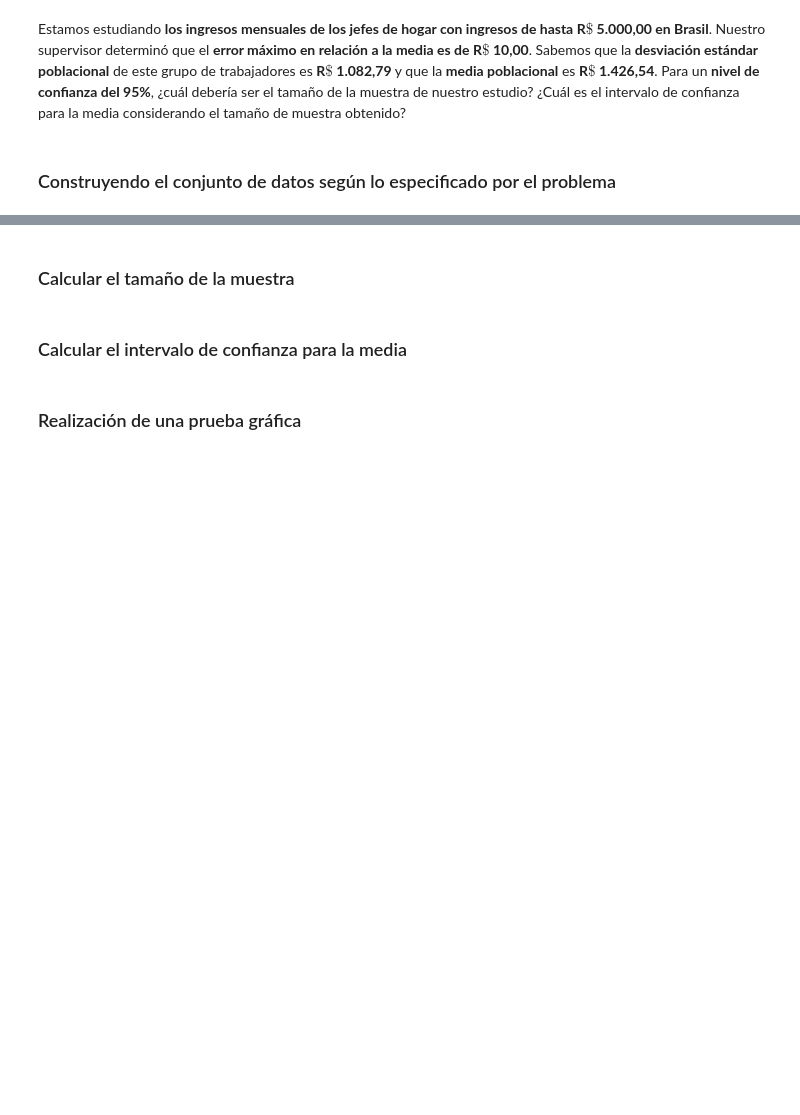
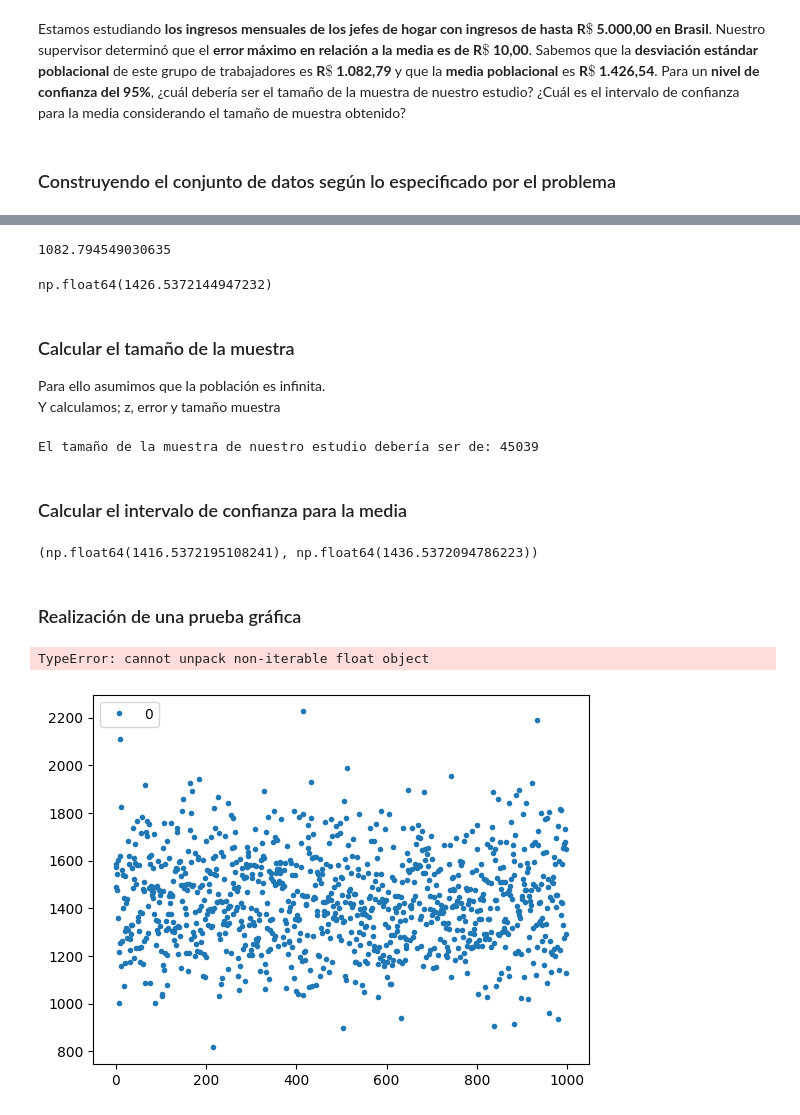
Before and after one commit to Maucho6340/1764-estadistica-con-python-probabilidad-y-muestreo, a Jupyter notebook: Curso_de_Etadística_Parte_2.ipynb, the cells around one changed output, grey strips where cells are left out. Cells and saved outputs as stored; diff of their text form; code cells hidden in the pictures; blank space fills up the shorter version.

```diff
--- a/Curso_de_Etadística_Parte_2.ipynb
+++ b/Curso_de_Etadística_Parte_2.ipynb
@@ -1752,6 +1771,49 @@ Estamos estudiando **los ingresos mensuales de los jefes de hogar con ingresos d
+# %%
+# Desviación estándar de la población
+sigma=ingresos_5000.std()
+sigma
+# %% [output]
+1082.794549030635
+# %%
+media=ingresos_5000.mean()
+media
+# %% [output]
+np.float64(1426.5372144947232)
 # %% [markdown]
-### Calcular el tamaño de la muestra
+### Calcular el tamaño de la muestra<br>
+
+Para ello asumimos que la población es infinita.<br>
+Y calculamos; z, error y tamaño muestra
+# %%
+z=norm.ppf(0.975)
+e= 10.0
+n=(z*(sigma/e))**2
+n=int(n.round())
+print(f'El tamaño de la muestra de nuestro estudio debería ser de: {n}')
+# %% [output]
+El tamaño de la muestra de nuestro estudio debería ser de: 45039
 # %% [markdown]
 ### Calcular el intervalo de confianza para la media
+# %%
+intervalo=norm.interval(0.95, loc=media, scale=sigma/np.sqrt(n))
+intervalo
+# %% [output]
+(np.float64(1416.5372195108241), np.float64(1436.5372094786223))
 # %% [markdown]
 ### Realización de una prueba gráfica
+# %%
+import matplotlib.pyplot as plt
+
+tamaño_simulacion=1000
+
+medias = [ingresos_5000.sample(n=n).mean() for i in range (1, tamaño_simulacion)]
+medias = pd.DataFrame(medias)
+
+ax = medias.plot(style='.')
+ax.figure.set_size_inches(12.6)
+ax.hline(y=media,xmin=0, xmax=tamaño_simulacion, colors='black', linestyles='dashed')
+ax.hline(y=intervalo[0],xmin=0, xmax=tamaño_simulacion, colors='red', linestyles='dashed')
+ax.hline(y=intervalo[1],xmin=0, xmax=tamaño_simulacion, colors='black', linestyles='dashed')
+# %% [output]
+TypeError: cannot unpack non-iterable float object
+[figure, added]
```
Also changed, not shown: parts of 4 cells of this notebook.
